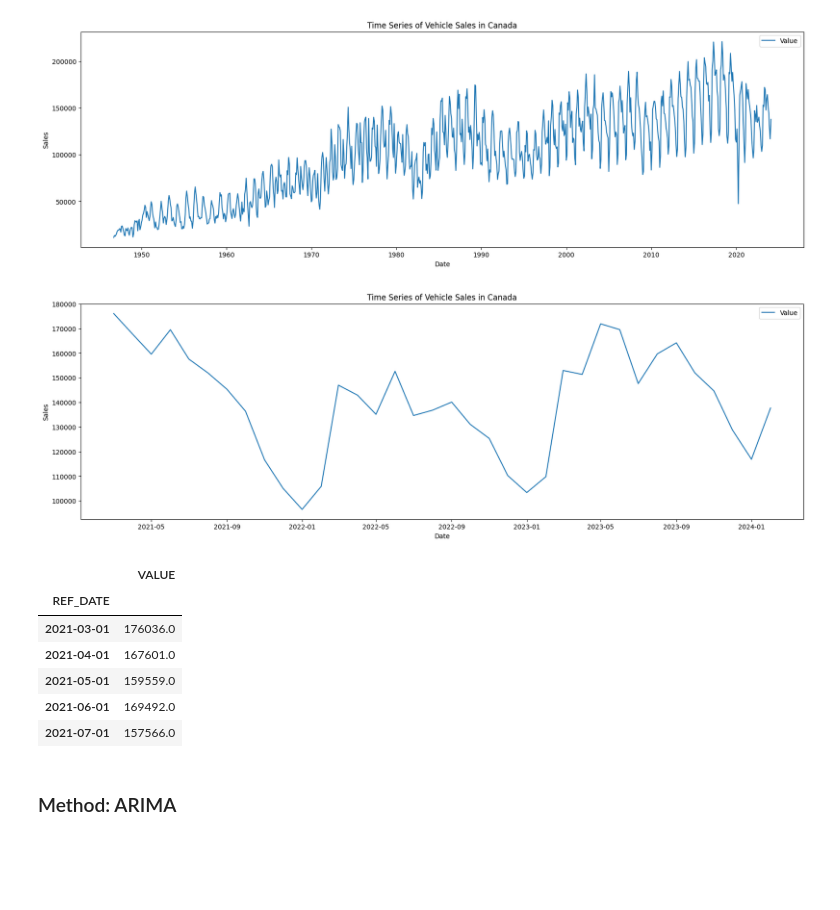
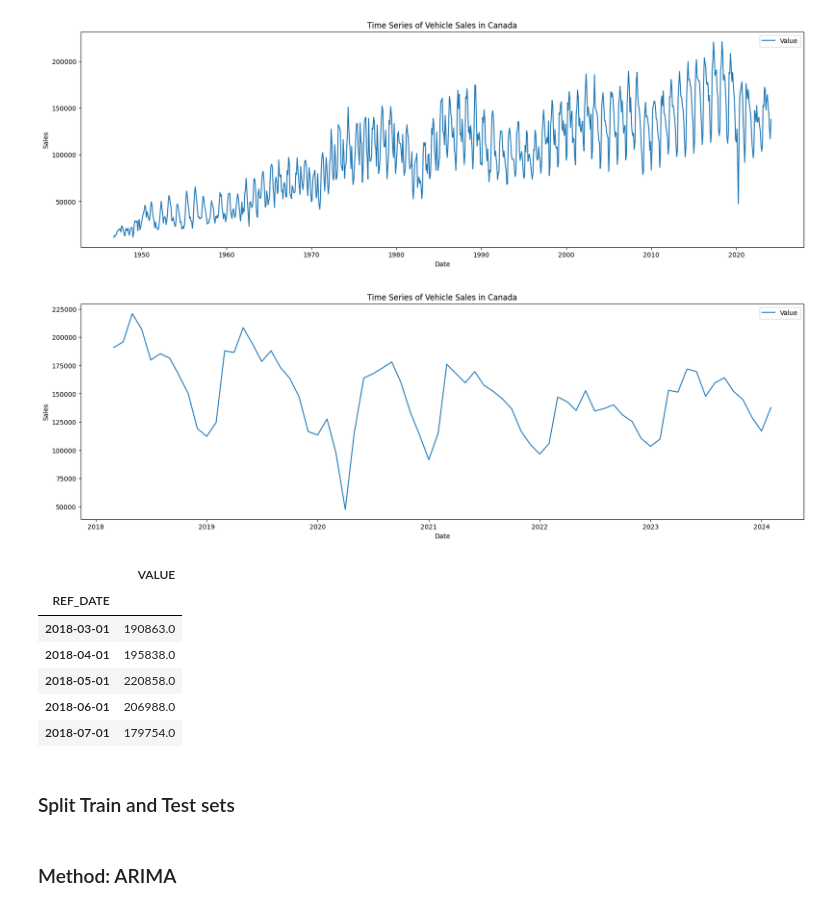
Before and after one commit to CLIUKELLY/Canadian-Car-Sales-Forecasting, a Jupyter notebook: ARIMA Forecasting.ipynb, the cells around one changed output. Cells and saved outputs as stored; diff of their text form; code cells hidden in the pictures; blank space fills up the shorter version.

```diff
--- a/ARIMA Forecasting.ipynb
+++ b/ARIMA Forecasting.ipynb
@@ -244,24 +226,26 @@ plt.show()
 # %% [output]
 [figure]
 # %%
-ts_data_last_36_mths = ts_data_canada.tail(36)
+ts_data_last_72_mths = ts_data_canada.tail(72)
 
 plt.figure(figsize=(20, 6))
-plt.plot(ts_data_last_36_mths.index, ts_data_last_36_mths['VALUE'], label='Value')
+plt.plot(ts_data_last_72_mths.index, ts_data_last_72_mths['VALUE'], label='Value')
 plt.title('Time Series of Vehicle Sales in Canada')
 plt.xlabel('Date')
 plt.ylabel('Sales')
 plt.legend()
 plt.show()
 # %% [output]
-[figure, old version]
+[figure, new version]
 # %%
-ts_data_last_36_mths.head()
+ts_data_last_72_mths.head()
 # %% [output]
 |  | VALUE |
 | REF_DATE |  |
-| 2021-03-01 | 176036.0 |
-| 2021-04-01 | 167601.0 |
-| 2021-05-01 | 159559.0 |
-| 2021-06-01 | 169492.0 |
-| 2021-07-01 | 157566.0 |
+| 2018-03-01 | 190863.0 |
+| 2018-04-01 | 195838.0 |
+| 2018-05-01 | 220858.0 |
+| 2018-06-01 | 206988.0 |
+| 2018-07-01 | 179754.0 |
+# %% [markdown]
+### Split Train and Test sets
```
Also changed, not shown: parts of 14 cells of this notebook, 13 other files.
